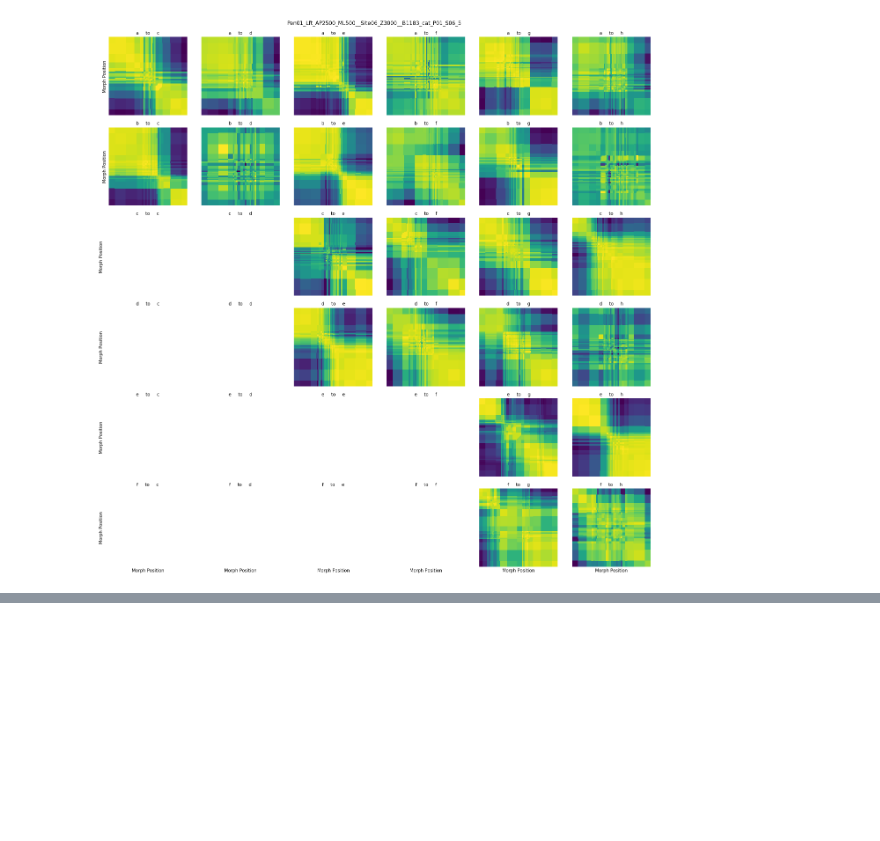
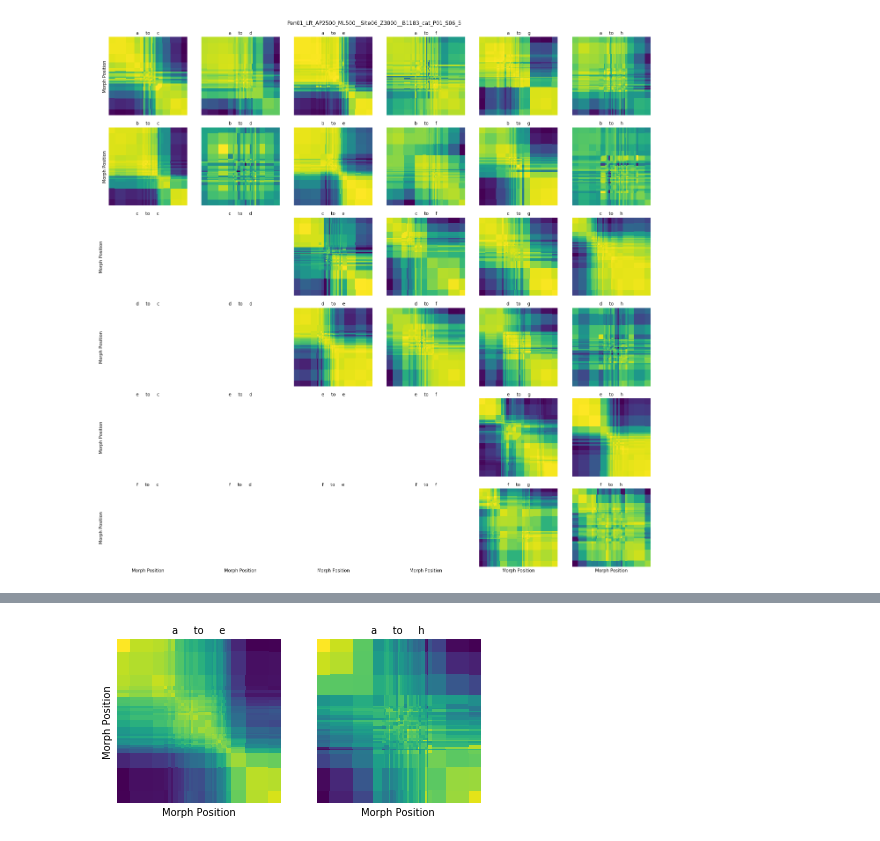
Before and after one commit to MarvinT/morphs, a Jupyter notebook: notebooks/supplemental/2.1-mjt-pairwise-xcor.ipynb, the cells around one changed output, grey strips where cells are left out. Saved outputs shown, nothing was run; the diff lists cells and outputs as text; code cells hidden in the pictures; blank space fills up the shorter version.

```diff
--- a/notebooks/supplemental/2.1-mjt-pairwise-xcor.ipynb
+++ b/notebooks/supplemental/2.1-mjt-pairwise-xcor.ipynb
@@ -39,0 +65,5 @@ for i, (block_path, block_group) in enumerate(pair_df.groupby("block_path")):
+# %%
+group = pair_df.groupby("equal_spacing").get_group(False)
+g = morph_xcor_viz(group, row_order=["a"], col_order=["e", "h"])
+# %% [output]
+[figure, added]
```
Also changed, not shown: parts of 4 cells of this notebook, 1 other file.
